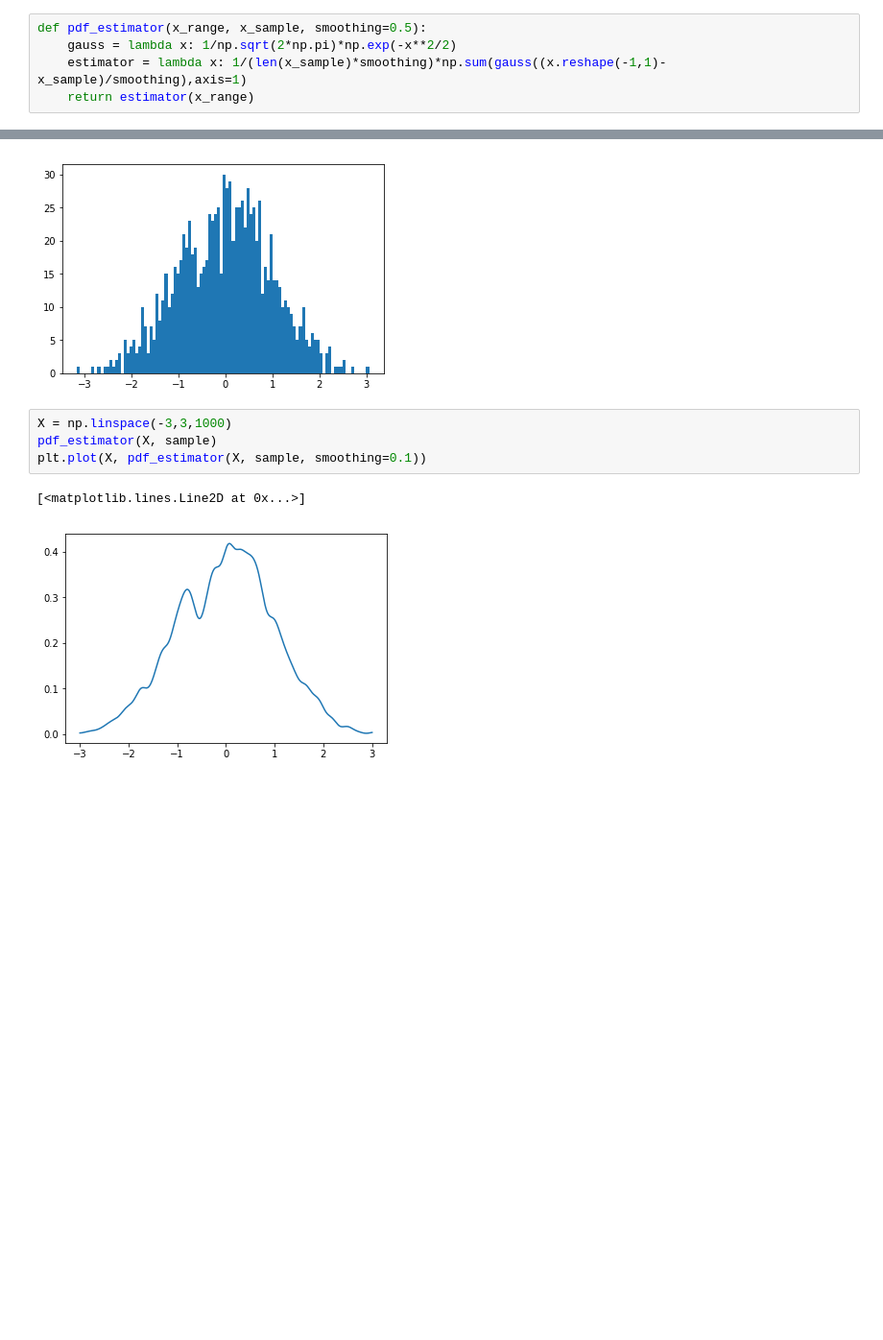
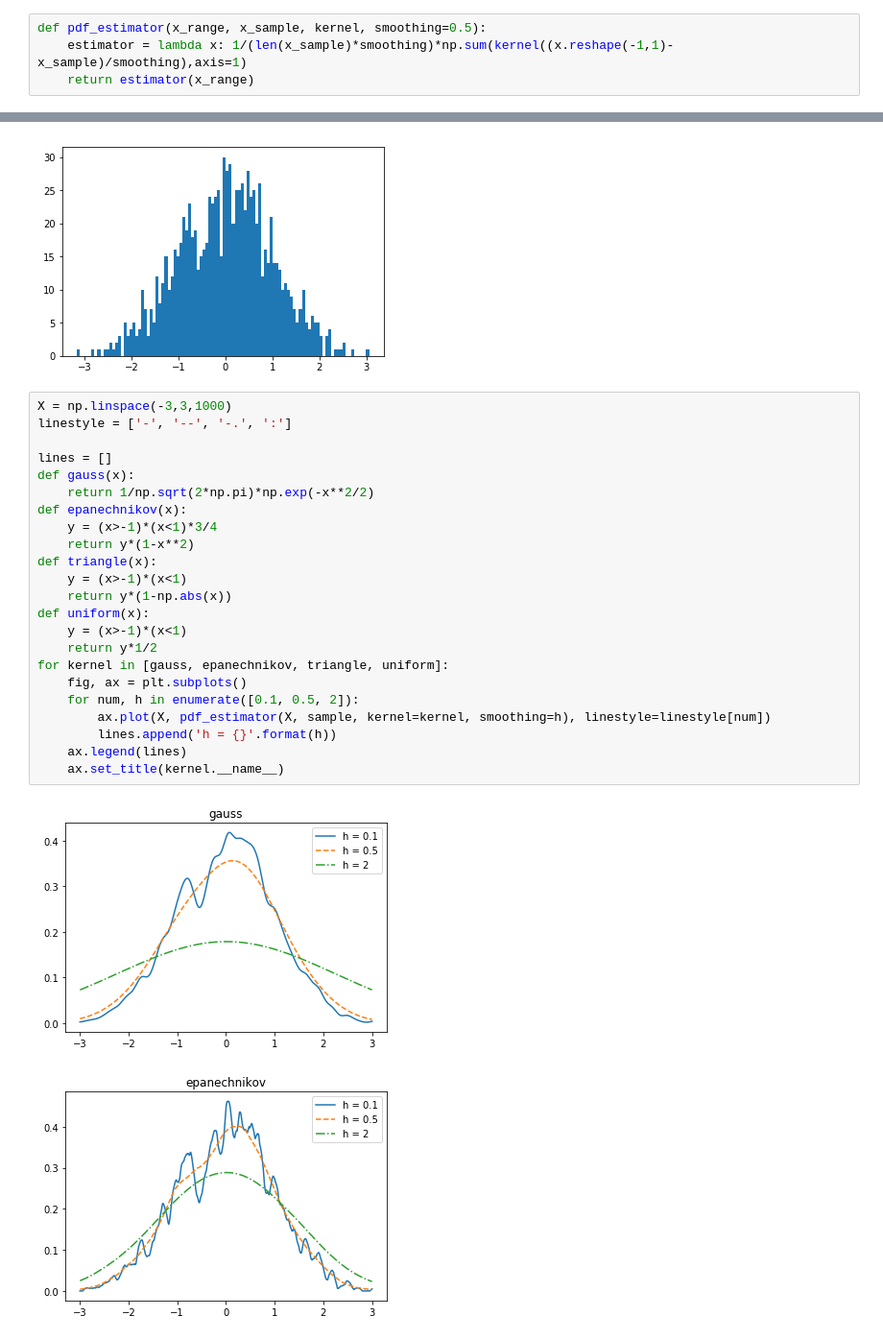
Before and after one commit to dmitrysarov/probability-density-function-estimation, a Jupyter notebook: pdf_estimator.ipynb, the cells around one changed output, grey strips where cells are left out. Shown at 96% size. Cells and saved outputs as stored; diff of their text form; blank space fills up the shorter version.

Commit message:
add more kernels

```diff
--- a/pdf_estimator.ipynb
+++ b/pdf_estimator.ipynb
@@ -2,19 +2,37 @@
 import numpy as np
 import matplotlib.pyplot as plt
 # %%
-def pdf_estimator(x_range, x_sample, smoothing=0.5):
-    gauss = lambda x: 1/np.sqrt(2*np.pi)*np.exp(-x**2/2)
-    estimator = lambda x: 1/(len(x_sample)*smoothing)*np.sum(gauss((x.reshape(-1,1)-x_sample)/smoothing),axis=1)
+def pdf_estimator(x_range, x_sample, kernel, smoothing=0.5):
+    estimator = lambda x: 1/(len(x_sample)*smoothing)*np.sum(kernel((x.reshape(-1,1)-x_sample)/smoothing),axis=1)
     return estimator(x_range)
 # %%
 sample = np.random.randn(1000)
 _ = plt.hist(sample,bins=100)
 # %% [output]
 [figure]
-# %%
-X = np.linspace(-3,3,1000)
-pdf_estimator(X, sample)
-plt.plot(X, pdf_estimator(X, sample, smoothing=0.1))
-# %% [output]
-[<matplotlib.lines.Line2D at 0x...>]
-[figure, removed]
+# %%
+X = np.linspace(-3,3,1000)
+linestyle = ['-', '--', '-.', ':']
+
+lines = []
+def gauss(x):
+    return 1/np.sqrt(2*np.pi)*np.exp(-x**2/2)
+def epanechnikov(x):
+    y = (x>-1)*(x<1)*3/4
+    return y*(1-x**2)
+def triangle(x):
+    y = (x>-1)*(x<1)
+    return y*(1-np.abs(x))
+def uniform(x):
+    y = (x>-1)*(x<1)
+    return y*1/2
+for kernel in [gauss, epanechnikov, triangle, uniform]:
+    fig, ax = plt.subplots()
+    for num, h in enumerate([0.1, 0.5, 2]):
+        ax.plot(X, pdf_estimator(X, sample, kernel=kernel, smoothing=h), linestyle=linestyle[num])
+        lines.append('h = {}'.format(h))
+    ax.legend(lines)
+    ax.set_title(kernel.__name__)
+# %% [output]
+[figure, added]
+[figure, added]
```
Also changed, not shown: parts of 1 cell of this notebook.
